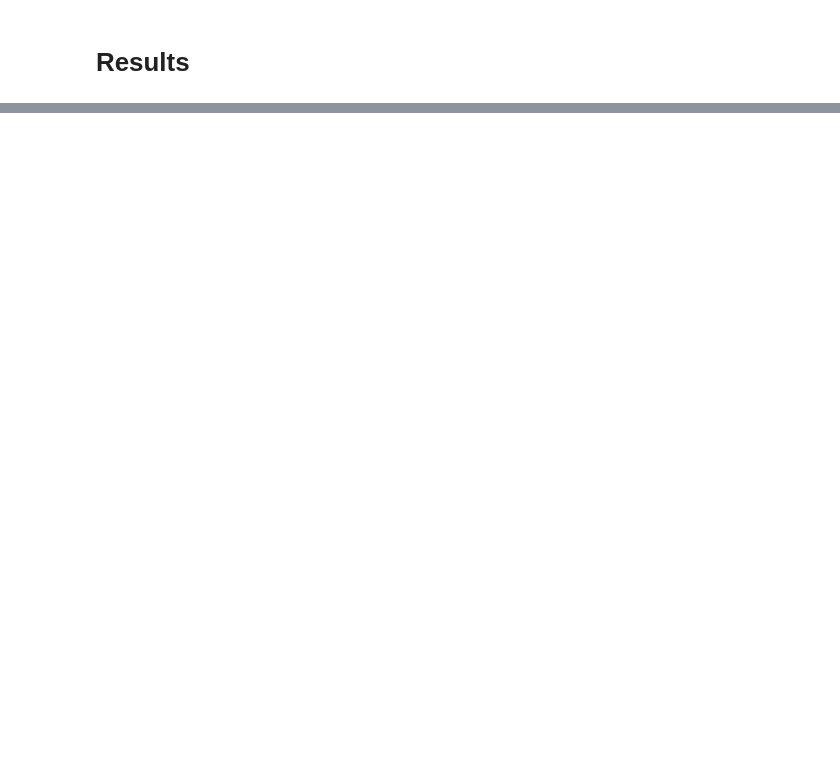
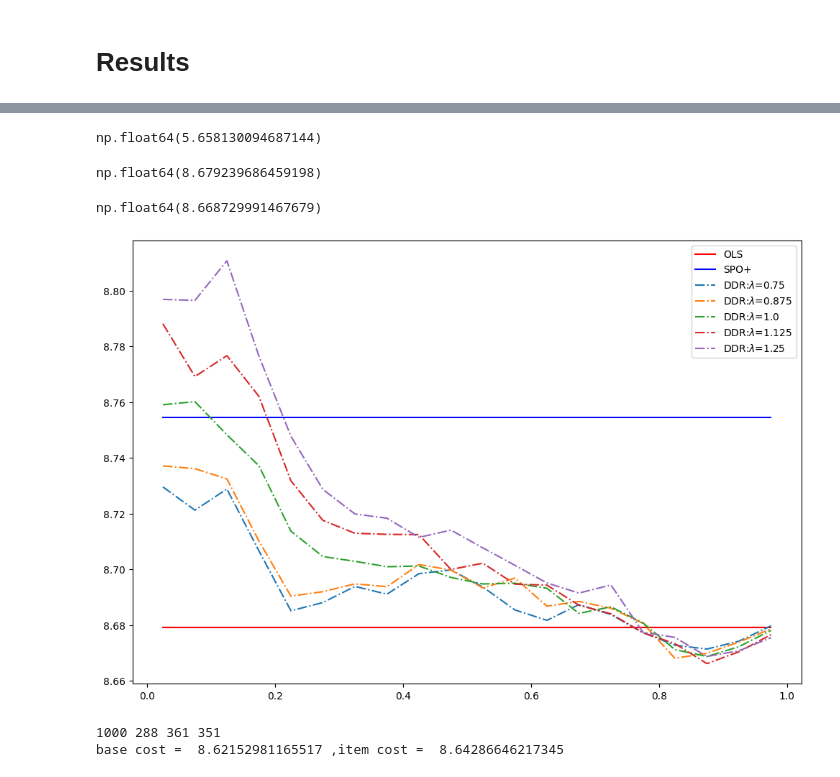
Before and after one commit to xunzhang-sjtu/Decision_Driven_Regularization, a Jupyter notebook: ShortestPath/Main_SPO_Data.ipynb, the cells around one changed output, grey strips where cells are left out. Drawn from its saved outputs; the diff is of its cells as text; code cells hidden in the pictures; blank space fills up the shorter version.

Commit message:
update for test

```diff
--- a/ShortestPath/Main_SPO_Data.ipynb
+++ b/ShortestPath/Main_SPO_Data.ipynb
@@ -25,10 +25,10 @@ DataPath: /Users/zhangxun/Dropbox/Research/Decision_Driven_Regularization/Data/S
 # import pyepo
 # generate data
 grid = (5,5) # grid size
-num_data = 100 # number of training data
+num_data = 50 # number of training data
 num_feat = 5 # size of feature
 num_test = 1000
-deg = 1.5 # polynomial degree
+deg = 1.0 # polynomial degree
 e = 1.0 # noise width
 # %%
 DataPath = DataPath + "data_size="+str(num_data)+"_deg="+str(deg)+"_e="+str(e)+"/"
@@ -58,6 +58,7 @@ def obtain_data(data_generation_process,num_data,num_test, num_feat, grid, deg,
 
     return x_train, x_test, c_train, c_test
 # %%
+coef_seed = 1
 seed_all = np.arange(1,10)
 cost_Oracle_all = {}; cost_SPO_all = {}; cost_OLS_all = {}; cost_DDR_all = {}
 
@@ -66,7 +67,8 @@ for seed in seed_all:
     pathlib.Path(DataPath_seed).mkdir(parents=True, exist_ok=True)
 
     # #  ****** Data generation *********
-    x_train, x_test, c_train, c_test = obtain_data(data_generation_process,num_data,num_test, num_feat, grid, deg, e, seed)
+    x_train, x_test, c_train, c_test = obtain_data(data_generation_process,num_data,num_test, num_feat, grid, deg, e, seed,coef_seed=coef_seed)
+    print("x_train = ",x_train[0,:])
 
     raw_data = {}
     raw_data["x_train"] = x_train; raw_data["x_test"] = x_test; raw_data["c_train"] = c_train; raw_data["c_test"] = c_test
@@ -77,8 +79,8 @@ for seed in seed_all:
     print("*** seed = ",seed,": Run SPO ========")
     from SPO_Plus import run_SPO_Shortest_Path
     SPO_runner = run_SPO_Shortest_Path()
-    batch_size = 1
-    num_epochs = 1
+    batch_size = 20
+    num_epochs = 30
     arcs,loader_train,loader_test,cost_Oracle_all[seed],cost_SPO_all[seed] = SPO_runner.run(DataPath_seed,x_train,c_train,x_test,c_test,batch_size,num_feat,grid,num_epochs,True)
     print("Average Oracle Cost = ",np.mean(cost_Oracle_all[seed]))
     print("Average SPO Cost = ",np.mean(cost_SPO_all[seed]))
@@ -96,8 +98,8 @@ for seed in seed_all:
     print("*** seed = ",seed,": Run DDR ========")
     from DDR import run_DDR_Shortest_Path
     DDR_runner = run_DDR_Shortest_Path()
-    mu_arr = np.arange(0.0,0.51,0.05)
-    lamb_arr = np.arange(1,4.1,0.5)
+    mu_arr = np.arange(0.025,1.0,0.05)
+    lamb_arr = np.arange(0.75,1.251,0.125)
     # mu_arr = [0.5]
     # lamb_arr = [0.1,1.0,10]
     cost_DDR_all[seed] = DDR_runner.run(DataPath_seed,lamb_arr,mu_arr,arcs,x_train, c_train, grid,loader_test,num_nodes=25)
@@ -228,12 +219,19 @@ lambda =  1.0 , mu =  0.15000000000000002 , Average DDR cost =  6.96827653206296
 # %% [markdown]
 # Results
 # %%
+cost_OLS_avg = 0; cost_SPO_avg = 0; cost_Oracle_avg = 0; cost_DDR_avg = np.zeros((len(lamb_arr),len(mu_arr)))
 for seed in seed_all:
     cost_ddr_opt = 10000
     lamb_opt = 0
     mu_opt = 0
     ddr_ols_ratio = 0
+
+    cost_Oracle_avg = cost_Oracle_avg + np.mean(cost_Oracle_all[seed])
+    cost_OLS_avg = cost_OLS_avg + np.mean(cost_OLS_all[seed])
+    cost_SPO_avg = cost_SPO_avg + np.mean(cost_SPO_all[seed])
+    lamb_index = 0
     for lamb in lamb_arr:
+        mu_index = 0
         for mu in mu_arr:
             # print("Seed = ",seed,", lamb_opt = ",lamb,",mu_opt = ",mu,", Average DRR Cost = ", np.round(np.mean(cost_DDR_all[seed][lamb,mu]["cost"]),4))
             if np.mean(cost_DDR_all[seed][lamb,mu]["cost"]) < cost_ddr_opt:
@@ -241,4 +239,9 @@ for seed in seed_all:
                 lamb_opt = lamb
                 mu_opt = mu
                 ddr_ols_ratio = ((np.mean(cost_OLS_all[seed])) - cost_ddr_opt)/(np.mean(cost_OLS_all[seed]) - np.mean(cost_Oracle_all[seed]))
-    print("Seed = ",seed,", lamb_opt = ",lamb_opt,",mu_opt = ",mu_opt,", Average DRR Cost = ", np.round(cost_ddr_opt,4), "DDR_OLS_ratio = ",ddr_ols_ratio)
+                ddr_spo_ratio = ((np.mean(cost_SPO_all[seed])) - cost_ddr_opt)/(np.mean(cost_SPO_all[seed]) - np.mean(cost_Oracle_all[seed]))
+            cost_DDR_avg[lamb_index,mu_index] = cost_DDR_avg[lamb_index,mu_index] + np.mean(cost_DDR_all[seed][lamb,mu]["cost"])
+            mu_index = mu_index + 1
+        lamb_index = lamb_index + 1
+    print("Seed = ",seed,", lamb_opt = ",lamb_opt,",mu_opt = ",mu_opt,", Average DRR Cost = ", np.round(cost_ddr_opt,4), \
+          "DDR_OLS_ratio = ",np.round(ddr_ols_ratio,4), "DDR_SPO_ratio = ",np.round(ddr_spo_ratio,4))
@@ -244,0 +285,29 @@ for seed in seed_all:
+# %%
+cost_Oracle_avg/len(seed_all)
+# %% [output]
+np.float64(5.658130094687144)
+# %%
+cost_OLS_avg/len(seed_all)
+# %% [output]
+np.float64(8.679239686459198)
+# %%
+cost_DDR_avg[2,-3]/len(seed_all)
+# %% [output]
+np.float64(8.668729991467679)
+# %%
+import matplotlib.pyplot as plt
+fig,ax = plt.subplots(figsize=(12, 8))
+# ax.plot(mu_arr,np.ones(len(mu_arr))*cost_Oracle_avg/len(seed_all),'-',color = 'k',label="Oracle")
+ax.plot(mu_arr,np.ones(len(mu_arr))*cost_OLS_avg/len(seed_all),'-',color = 'r',label="OLS")
+ax.plot(mu_arr,np.ones(len(mu_arr))*cost_SPO_avg/len(seed_all),'-',color = 'b',label="SPO+")
+
+lamb_index = 0
+for lamb in lamb_arr:
+    name = r"DDR:$\lambda$="+str(lamb)
+    ax.plot(mu_arr,cost_DDR_avg[lamb_index,:]/len(seed_all),'-.',label=name)
+    lamb_index = lamb_index + 1
+ax.legend()
+
+plt.show()
+# %% [output]
+[figure, added]
@@ -244,0 +340,6 @@ for seed in seed_all:
+# %%
+seed = 3
+lbel, win_ratio, cost_spo_ols, regret_spo_ols = cross_compare2plus(cost_SPO_all[seed],cost_OLS_all[seed], cost_Oracle_all[seed])
+# %% [output]
+1000 288 361 351
+base cost =  8.62152981165517 ,item cost =  8.64286646217345
```
Also changed, not shown: parts of 8 cells of this notebook, 2 other files.
